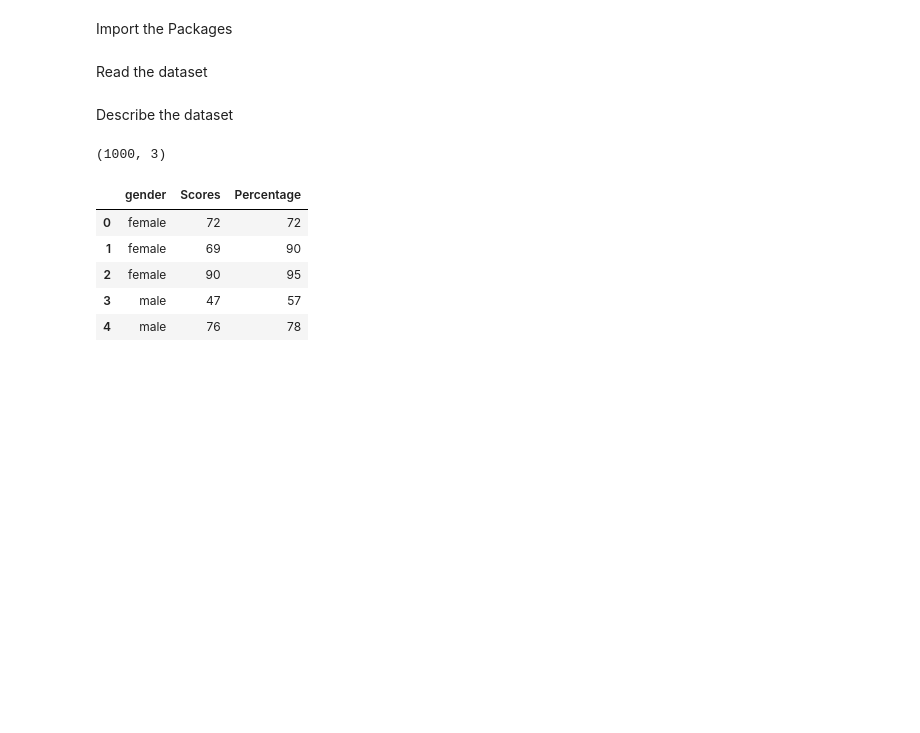
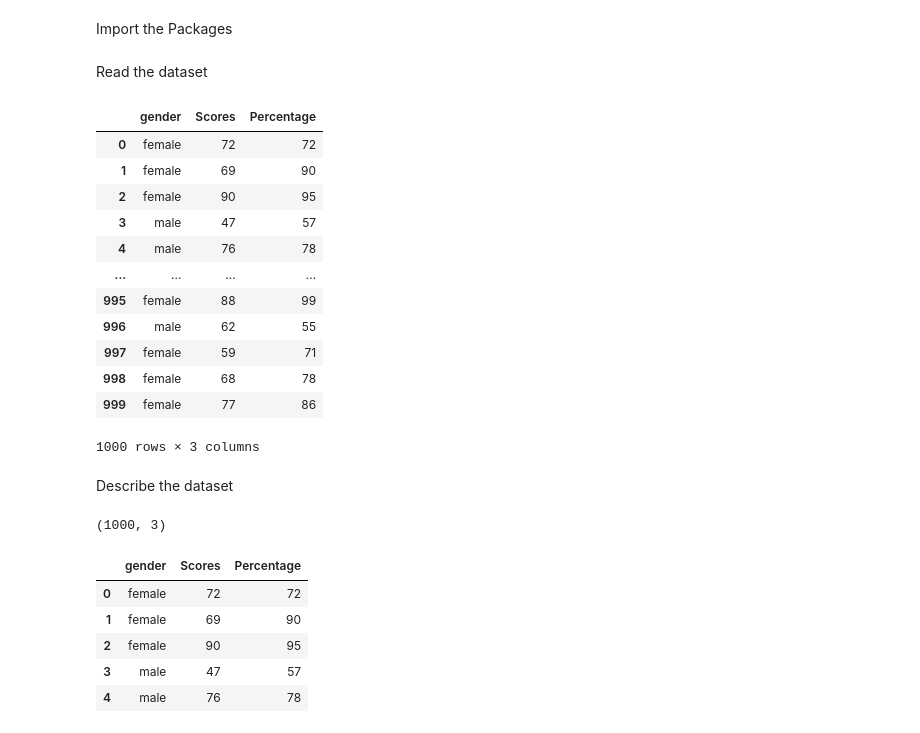
Before and after one commit to Adharsh0001/Machine-Learning, a Jupyter notebook: Linear_Regression.ipynb, the cells around one changed output. Saved outputs shown, nothing was run; the diff lists cells and outputs as text; code cells hidden in the pictures; blank space fills up the shorter version.

```diff
--- a/Linear_Regression.ipynb
+++ b/Linear_Regression.ipynb
@@ -9,7 +9,23 @@ import matplotlib.pyplot as plt
 # %% [markdown]
 Read the dataset
 # %%
-dataset = pd.read_csv("/content/StudentsPerformance.csv")
+dataset = pd.read_csv("https://raw.githubusercontent.com/Adharsh0001/Machine-Learning/main/StudentsPerformance.csv")
+# %%
+dataset
+# %% [output]
+|  | gender | Scores | Percentage |
+| 0 | female | 72 | 72 |
+| 1 | female | 69 | 90 |
+| 2 | female | 90 | 95 |
+| 3 | male | 47 | 57 |
+| 4 | male | 76 | 78 |
+| ... | ... | ... | ... |
+| 995 | female | 88 | 99 |
+| 996 | male | 62 | 55 |
+| 997 | female | 59 | 71 |
+| 998 | female | 68 | 78 |
+| 999 | female | 77 | 86 |
+1000 rows × 3 columns
 # %% [markdown]
 Describe the dataset
 # %%
```
Also changed, not shown: parts of 1 cell of this notebook.
